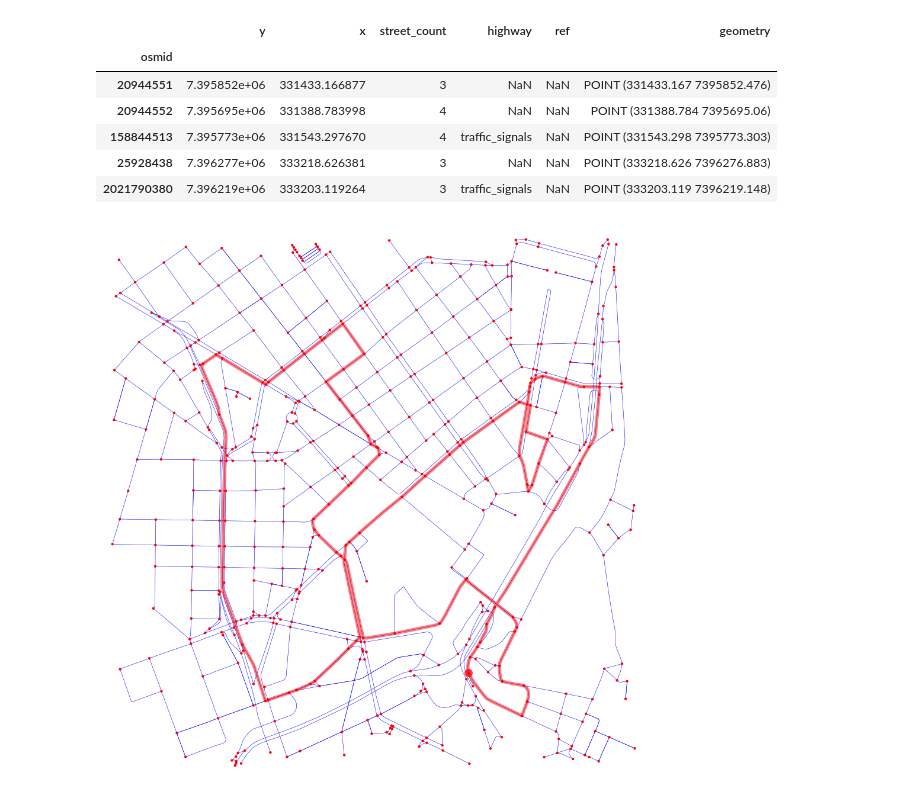
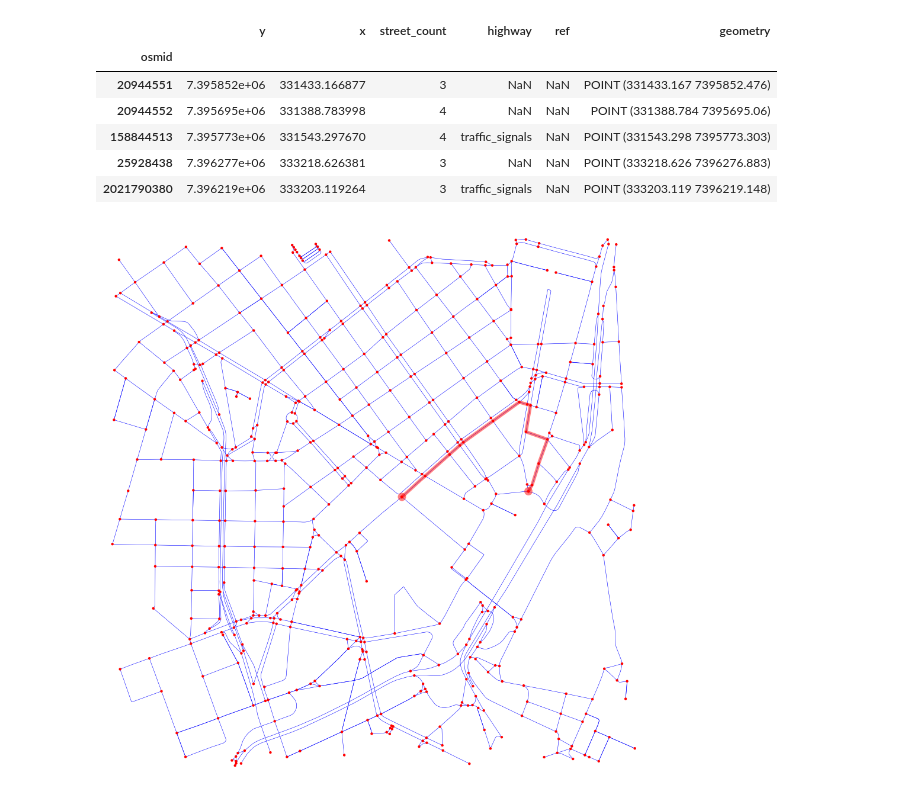
Before and after one commit to luizaaca/genetic_algorithm_tsp, a Jupyter notebook: osmnx_exploration.ipynb, the cells around one changed output. Saved outputs shown, nothing was run; the diff lists cells and outputs as text; code cells hidden in the pictures.

```diff
--- a/osmnx_exploration.ipynb
+++ b/osmnx_exploration.ipynb
@@ -182,18 +182,43 @@ nod_proj.head()
 # faça um laço randomico de 0 a 5
 import random
 random_nodes = random.sample(list(graph_proj.nodes()), 5)
-# %%
-# crie uma rota que passa por todos os nós da lista aleatoria e termina no primeiro nó
-route = []
-for i in range(len(random_nodes) - 1):
-    segment = nx.shortest_path(graph_proj, random_nodes[i], random_nodes[i+1], weight='length')
-    # Evita duplicar nodes entre segmentos
-    if route:
-        segment = segment[1:]
-    route.extend(segment)
-
-route.extend(nx.shortest_path(graph_proj, random_nodes[-1], random_nodes[0], weight='length')[1:])
-
-fig, ax = ox.plot_graph_route(graph_proj, route, bgcolor="white", node_size=10, edge_color="blue", node_color="red", edge_linewidth=0.4, figsize=(12, 12), dpi=300)
-# %% [output]
-[figure, removed]
+# %%
+def calculate_weight(d):
+    length = d.get('length') # em metros
+    maxspeed = d.get('maxspeed', 50) # em km/h
+    # Se for lista, pega o menor valor e converte para float
+    if isinstance(maxspeed, list):
+        maxspeed = min([float(x) for x in maxspeed if str(x).replace('.', '', 1).isdigit()])
+    # Se for string, converte para float
+    elif isinstance(maxspeed, str):
+        if maxspeed.replace('.', '', 1).isdigit():
+            maxspeed = float(maxspeed)
+        else:
+            maxspeed = 50  # valor padrão se não for número
+    # Se não, tenta converter para float
+    else:
+        maxspeed = float(maxspeed)
+    # Redução: quanto menor o length, maior a redução de velocidade
+    # Exemplo: redução de até 50% para ruas curtas (<50m)
+    reduction_factor = 1 - min(0.5, 50 / max(length, 1) * 0.5)  # ajuste conforme necessário
+    adjusted_speed = maxspeed * reduction_factor
+    return length/(max(adjusted_speed, 1) * 1000 / 3600) # tempo = distancia / velocidade em segundos
+
+def weight_function(u, v, d):
+    """Calcula o peso de uma aresta usando length e maxspeed, com redução para ruas curtas."""
+    weight = []
+    # se d é um dicionario de dicionarios, precisamos efetuar o calculo para cada subdicionario
+    if isinstance(d, dict):
+        # se for um dicionario de dicionarios, precisamos iterar sobre os subdicionarios
+        for key in d:
+            sub_d = d[key]
+            weight.append(calculate_weight(sub_d)) # tempo = distancia / velocidade
+    # se d é um dicionario simples, podemos efetuar o calculo diretamente
+    else:
+        weight.append(calculate_weight(d)) # tempo = distancia / velocidade
+    return sum(weight)/len(weight) # calcular o tempo médio
+# %%
+route = nx.shortest_path(graph_proj, random_nodes[1], random_nodes[2], weight=weight_function)
+fig, ax = ox.plot_graph_route(graph_proj, route, bgcolor="white", node_size=10, edge_color="blue", node_color="red", edge_linewidth=0.4, figsize=(12, 12), dpi=300)
+# %% [output]
+[figure, added]
```
Also changed, not shown: parts of 5 cells of this notebook, 2 other files.
